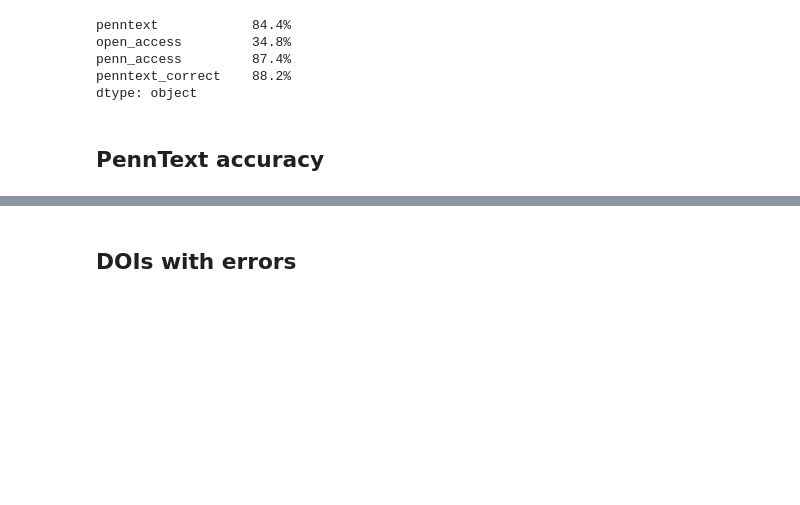
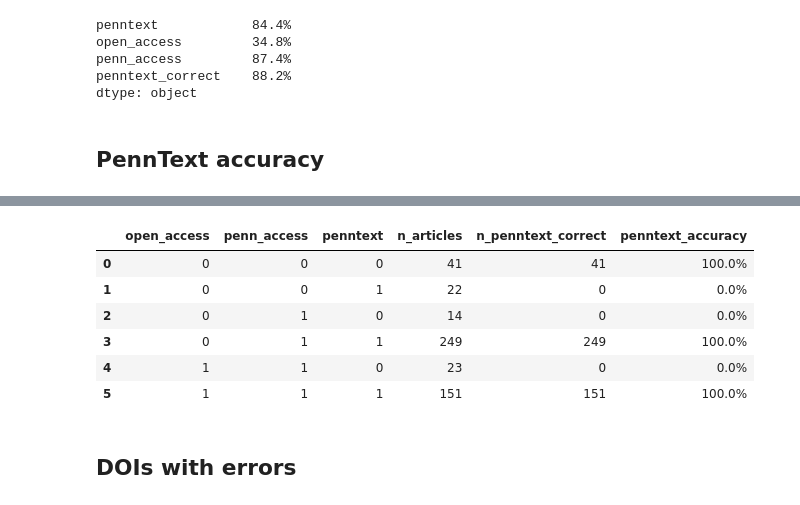
Before and after one commit to greenelab/library-access, a Jupyter notebook: evaluate_library_access_from_output_tsv/penntext-accuracy-500.ipynb, the cells around one changed output, grey strips where cells are left out. Drawn from its saved outputs; the diff is of its cells as text; code cells hidden in the pictures; blank space fills up the shorter version.

Commit message:
Refactor penntext-accuracy-500.ipynb (#24)
Refactor penntext-accuracy-500.ipynb to use groupby-summarize in
more places. Provides a more comprehensive report on penntext
accuracy.

```diff
--- a/evaluate_library_access_from_output_tsv/penntext-accuracy-500.ipynb
+++ b/evaluate_library_access_from_output_tsv/penntext-accuracy-500.ipynb
@@ -37,5 +37,22 @@ penntext_correct    88.2%
 dtype: object
 # %% [markdown]
 ## PennText accuracy
+# %%
+def summarize(df):
+    row = pandas.Series()
+    row['n_articles'] = len(df)
+    row['n_penntext_correct'] = df.penntext_correct.sum()
+    row['penntext_accuracy'] = formatter(df.penntext_correct.mean())
+    return row
+
+def summarize_by_columns(df, columns):
+    """
+    Group df by columns and calculate penntext accuracy for each group.
+    """
+    columns = list(columns)
+    summary_df = manual_df.groupby(columns).apply(summarize).reset_index()
+    for column in 'n_articles', 'n_penntext_correct':
+        summary_df[column] = summary_df[column].astype(int)
+    return summary_df
 # %%
 # Overall PennText accuracy
@@ -78,3 +112,14 @@ Name: penn_access, dtype: object
+# %%
+# Accuracy by all possible contingencies
+summarize_by_columns(manual_df, ['open_access', 'penn_access', 'penntext'])
+# %% [output]
+|  | open_access | penn_access | penntext | n_articles | n_penntext_correct | penntext_accuracy |
+| 0 | 0 | 0 | 0 | 41 | 41 | 100.0% |
+| 1 | 0 | 0 | 1 | 22 | 0 | 0.0% |
+| 2 | 0 | 1 | 0 | 14 | 0 | 0.0% |
+| 3 | 0 | 1 | 1 | 249 | 249 | 100.0% |
+| 4 | 1 | 1 | 0 | 23 | 0 | 0.0% |
+| 5 | 1 | 1 | 1 | 151 | 151 | 100.0% |
 # %% [markdown]
 ## DOIs with errors
 # %%
```
Also changed, not shown: parts of 10 cells of this notebook.
